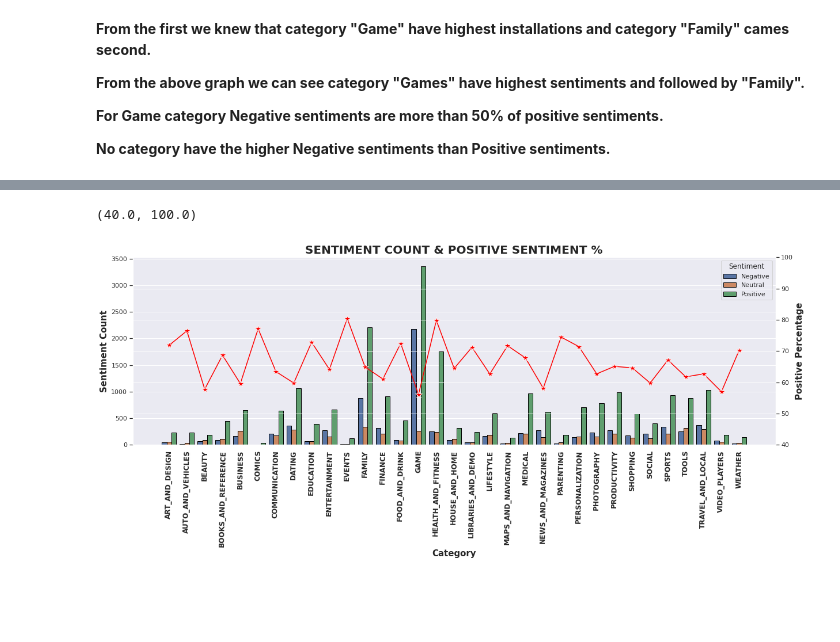
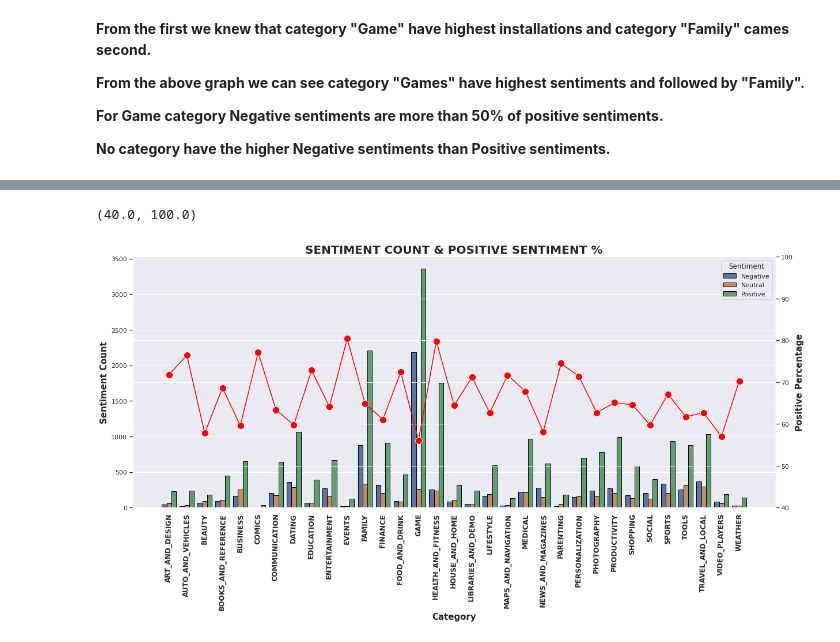
Before and after one commit to priyankashinde-DS/Play_Store_App, a Jupyter notebook: Play_Store_App_Review_Cpastone_Project.ipynb, the cells around one changed output, grey strips where cells are left out. Cells and saved outputs as stored; diff of their text form; code cells hidden in the pictures; blank space fills up the shorter version.

```diff
--- a/Play_Store_App_Review_Cpastone_Project.ipynb
+++ b/Play_Store_App_Review_Cpastone_Project.ipynb
@@ -1600,7 +1752,8 @@ sentiment_count
 # %%
 # barplot for Sentiment and Category
 plt.figure(figsize=(20,8))
-ax=sns.barplot('Category', 'Sentiment Count', hue='Sentiment', data=sentiment_count,edgecolor='black',ci=None)
+ax=sns.barplot('Category', 'Sentiment Count', hue='Sentiment', data=sentiment_count,edgecolor='black',
+               linewidth=2,ci=None)
 ax.set_xticklabels(ax.get_xticklabels(),rotation=89,size=12,fontdict={"weight": "bold"})
 ax.set_ylabel('Sentiment Count',size=15,fontdict={"weight": "bold"})
 ax.set_xlabel('Category',size=15,fontdict={"weight": "bold"})
@@ -1666,3 +1881,10 @@ positivity_df.head()
 positivity_per_cat=pd.merge(positivity_df,play_store_app_data,on='App')
 # %%
-positivity_per_cat=positivity_per_cat.groupby(['Category'])['Positivity_per'].mean().reset_index(name='Percentage')
+# Average Positivity Sentiment percentage
+po_1=positivity_per_cat.groupby(['Category'])['Positivity_per'].mean().reset_index(name='Percentage')
+# %%
+#Total Sentiments
+po_2=positivity_per_cat.groupby(['Category'])['Total_sentiment'].sum().reset_index(name='Total_sentiment')
+# %%
+# Categories with positive sentiment percentage
+positivity_per_cat=pd.merge(po_1,po_2,on='Category')
@@ -1669,20 +1945,20 @@ positivity_per_cat=positivity_per_cat.groupby(['Category'])['Positivity_per'].me
 # %%
 # Creating a Subplots
-fig, ax1 = plt.subplots(figsize=(20,6))
+fig, ax1 = plt.subplots(figsize=(20,8))
 # Bar Plot
 ax1=sns.barplot('Category', 'Sentiment Count', hue='Sentiment', data=sentiment_count,edgecolor='black',ci=None)
 ax1.set_xticklabels(ax.get_xticklabels(),rotation=89,size=12,fontdict={"weight": "bold"})
 ax1.set_ylabel('Sentiment Count',size=15,fontdict={"weight": "bold"})
 ax1.set_xlabel('Category',size=15,fontdict={"weight": "bold"})
 ax1.set_title("SENTIMENT COUNT & POSITIVE SENTIMENT %",fontsize=20,fontdict={"weight": "bold"})
-
+#---------------------------------------------------------------------------------------------------------#
 # Specifying The Same Axis
 ax2 = ax1.twinx()
-
+#---------------------------------------------------------------------------------------------------------#
 # Line Plot
 ax2.set_ylabel('Positive Percentage', fontsize=15,fontdict={"weight": "bold"})
-ax2 = sns.lineplot(x='Category',y='Percentage',data=positivity_per_cat,marker ='*',color='red',markersize=12,ci=None)
+ax2 = sns.lineplot(x='Category',y='Percentage',data=positivity_per_cat,marker ='o',color='red',markersize=12,ci=None)
 plt.ylim(40,100)
 # %% [output]
 (40.0, 100.0)
-[figure, old version]
+[figure, new version]
```
Also changed, not shown: parts of 93 cells of this notebook.
